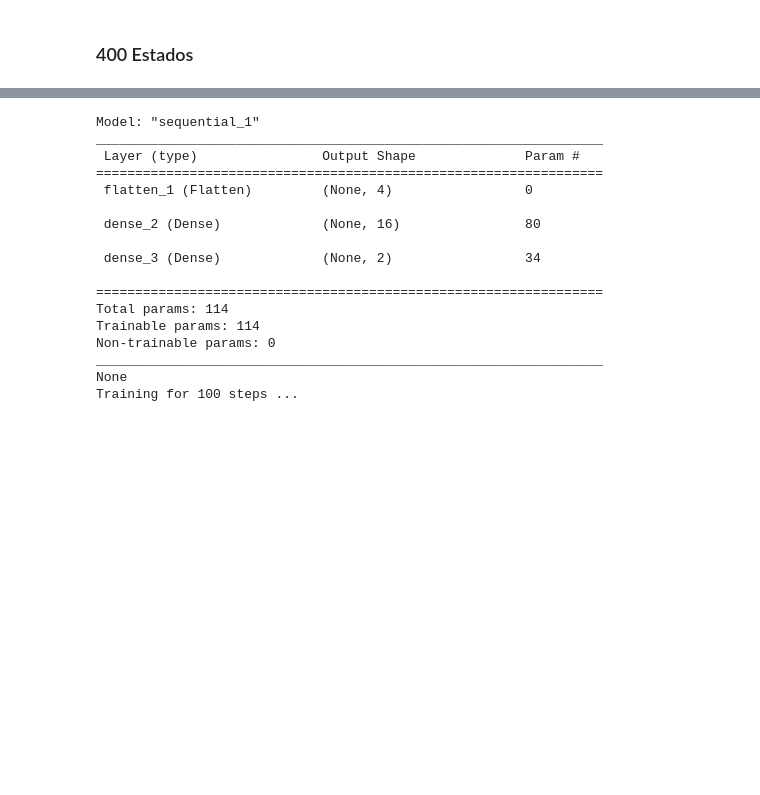
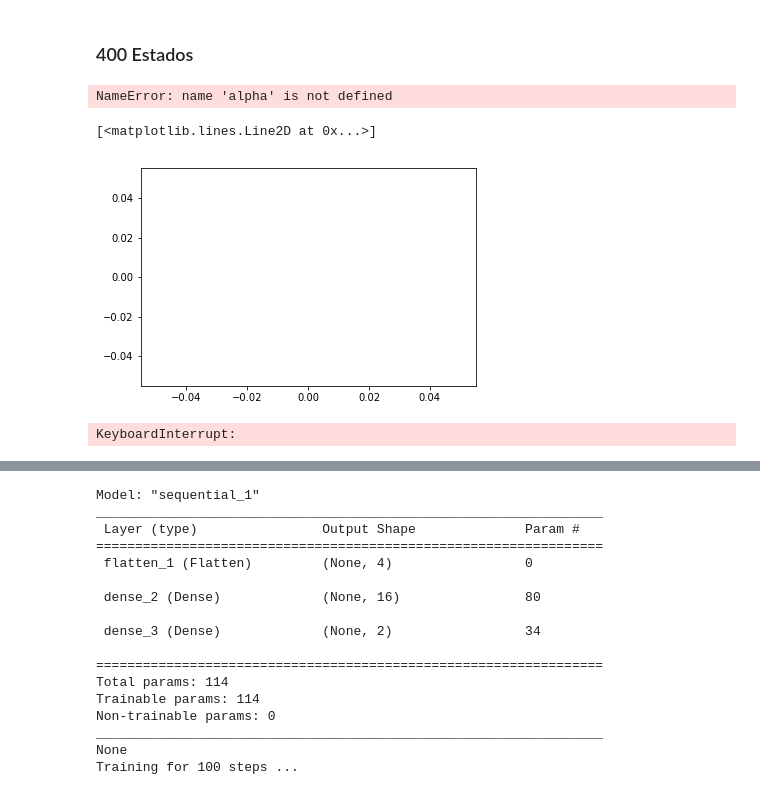
Before and after one commit to santiagorodavil/tareas_reinfocement, a Jupyter notebook: Taller4/Taller4.ipynb, the cells around one changed output, grey strips where cells are left out. Drawn from its saved outputs; the diff is of its cells as text; code cells hidden in the pictures; blank space fills up the shorter version.

```diff
--- a/Taller4/Taller4.ipynb
+++ b/Taller4/Taller4.ipynb
@@ -45,7 +54,7 @@ Inicialmente se realizan múltiples experimentos para determinar límites razona
 # %%
 velocidades_absolutas_maximas={"Lineal":[],"Angular":[]}
 
-observation, info = env.reset()
+observation = env.reset()
 
 abs_lineal=abs(observation[1])
 abs_angular=abs(observation[3])
@@ -53,7 +62,7 @@ abs_angular=abs(observation[3])
 for _ in range(int(1e6)):
 
     action = env.action_space.sample()  # agent policy that uses the observation and info
-    observation, reward, terminated, truncated, info = env.step(action)
+    observation, reward, terminated, truncated = env.step(action)
 
     if abs(observation[1])>abs_lineal:
         abs_lineal=abs(observation[1])
@@ -61,7 +70,7 @@ for _ in range(int(1e6)):
         abs_angular=abs(observation[3])
 
     if terminated or truncated:
-        observation, info = env.reset()
+        observation= env.reset()
         velocidades_absolutas_maximas["Lineal"].append(abs_lineal)
         velocidades_absolutas_maximas["Angular"].append(abs_angular)
 
@@ -129,27 +141,45 @@ def discretize_4096(new_state):
 # %% [markdown]
 ### 400 Estados
 # %%
-def Q_Learning_400(gamma,alpha):
+def Q_Learning_400(gamma,alpha,epsilon):
     terminated=False
-    observation, info = env.reset()
+    observation = env.reset()
     observation=discretize_400(observation)
-    while not terminated:
-
+    G=0
+    while True:
+        #env.render(mode = "human")
         action,_=eps_greedy(Q,observation,0.1)
 
-        observation_, reward, terminated, truncated, info = env.step(action)
+        observation_, reward, terminated, truncated = env.step(action)
         observation_=discretize_400(observation_)
+
+        G+=reward
 
         Q_=key_max(Q[observation_])[1]
 
         Q[observation][action]+=alpha*(reward+gamma*Q_-Q[observation][action])
         observation=observation_
+        if terminated:
+            return G
-# %%
-env = gym.make('CartPole-v1',render_mode='human')
-Q=init_Q_400()
-policy=dict.fromkeys(states_400, 0)
-for i in range(0,10):
-    Q_Learning_400(0.9,0.1)
+# %%
+Q=init_Q_400()
+policy=dict.fromkeys(states_400, 0)
+Gs=[]
+epsilons=np.linspace(0.9,0.1,int(1e4))
+
+for i in tqdm(range(len(epsilons))):
+    Gs.append(Q_Learning_400(0.9,alpha,epsilons[i]))
+print(f'Alpha: {alpha} Retorno: {np.mean(Gs)}')
+
+
+env.close()
+# %% [output]
+NameError: name 'alpha' is not defined
+# %%
+plt.plot(running_mean(Gs,100))
+# %% [output]
+[<matplotlib.lines.Line2D at 0x...>]
+[figure, added]
 # %%
 def Q_Learning_4096(gamma,alpha):
     terminated=False
@@ -169,7 +204,11 @@ def Q_Learning_4096(gamma,alpha):
 # %%
-env = gym.make('CartPole-v1')
 Q=init_Q_4096()
 policy=dict.fromkeys(states_4096, 0)
+epsilons=np.linspace(0.9,0.01,int(1e8))
+Gs=[]
 
-for i in tqdm(range(int(1e6))):
-    Q_Learning_4096(0.9,0.1)
+for i in tqdm(range(len(epsilons))):
+    Gs.append(Q_Learning_4096(0.95,0.1))
+print(f' Retorno: {np.mean(Gs)}')
+# %% [output]
+KeyboardInterrupt:
```
Also changed, not shown: parts of 12 cells of this notebook, 5 other files.
